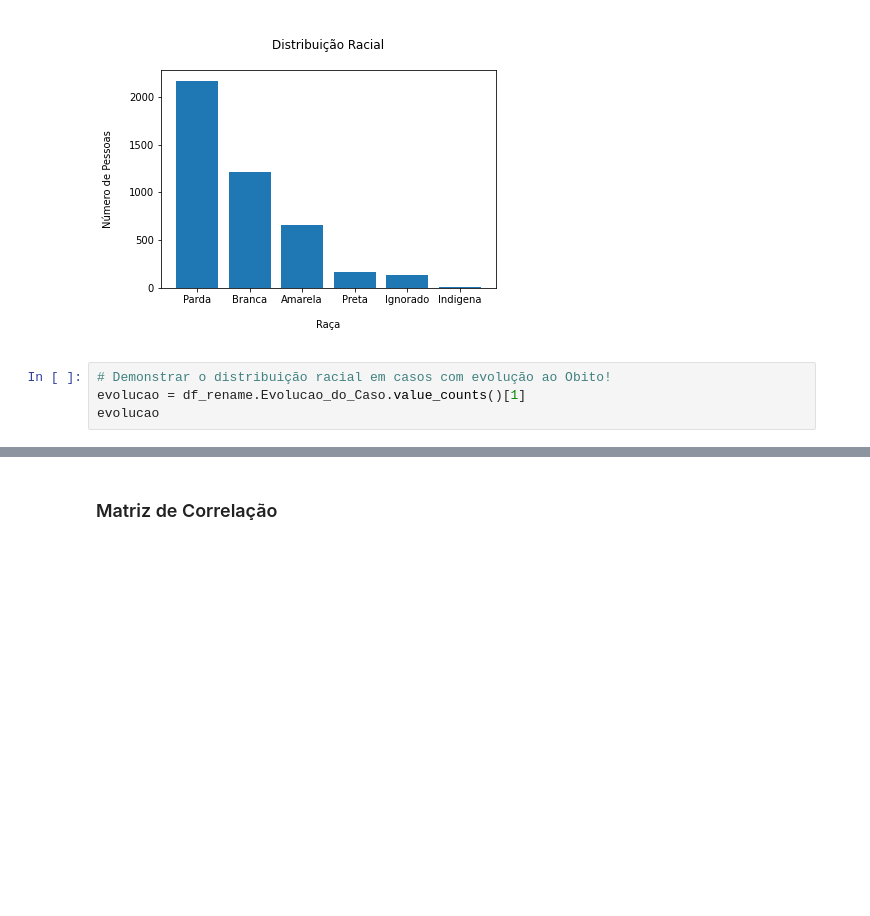
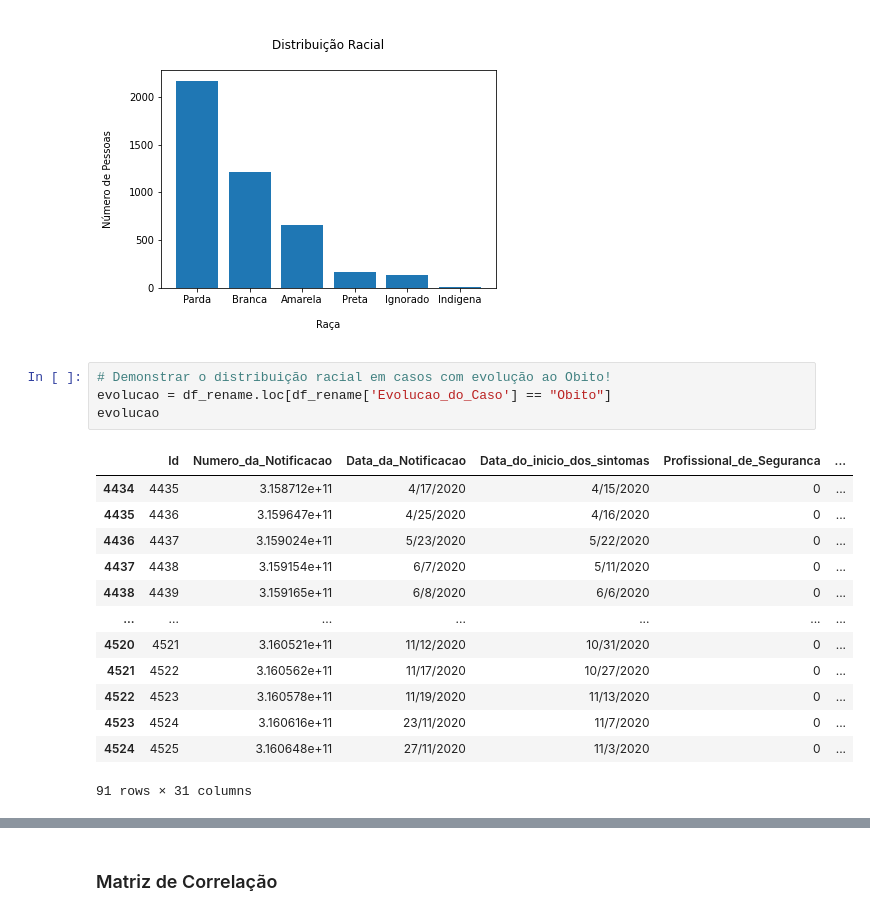
Before and after one commit to saul-rocha/MTI_Ciencia_de_dados, a Jupyter notebook: atividade-covid-picos/covid_picos_exercicio.ipynb, the cells around one changed output, grey strips where cells are left out. Saved outputs shown, nothing was run; the diff lists cells and outputs as text; blank space fills up the shorter version.

```diff
--- a/atividade-covid-picos/covid_picos_exercicio.ipynb
+++ b/atividade-covid-picos/covid_picos_exercicio.ipynb
@@ -311,5 +316,19 @@ plt.show()
 [figure]
 # %%
 # Demonstrar o distribuição racial em casos com evolução ao Obito!
-evolucao = df_rename.Evolucao_do_Caso.value_counts()[1]
+evolucao = df_rename.loc[df_rename['Evolucao_do_Caso'] == "Obito"]
 evolucao
+# %% [output]
+|  | Id | Numero_da_Notificacao | Data_da_Notificacao | Data_do_inicio_dos_sintomas | Profissional_de_Seguranca | ... |
+| 4434 | 4435 | 3.158712e+11 | 4/17/2020 | 4/15/2020 | 0 | ... |
+| 4435 | 4436 | 3.159647e+11 | 4/25/2020 | 4/16/2020 | 0 | ... |
+| 4436 | 4437 | 3.159024e+11 | 5/23/2020 | 5/22/2020 | 0 | ... |
+| 4437 | 4438 | 3.159154e+11 | 6/7/2020 | 5/11/2020 | 0 | ... |
+| 4438 | 4439 | 3.159165e+11 | 6/8/2020 | 6/6/2020 | 0 | ... |
+| ... | ... | ... | ... | ... | ... | ... |
+| 4520 | 4521 | 3.160521e+11 | 11/12/2020 | 10/31/2020 | 0 | ... |
+| 4521 | 4522 | 3.160562e+11 | 11/17/2020 | 10/27/2020 | 0 | ... |
+| 4522 | 4523 | 3.160578e+11 | 11/19/2020 | 11/13/2020 | 0 | ... |
+| 4523 | 4524 | 3.160616e+11 | 23/11/2020 | 11/7/2020 | 0 | ... |
+| 4524 | 4525 | 3.160648e+11 | 27/11/2020 | 11/3/2020 | 0 | ... |
+91 rows × 31 columns
```
Also changed, not shown: parts of 8 cells of this notebook, 3 other files.
